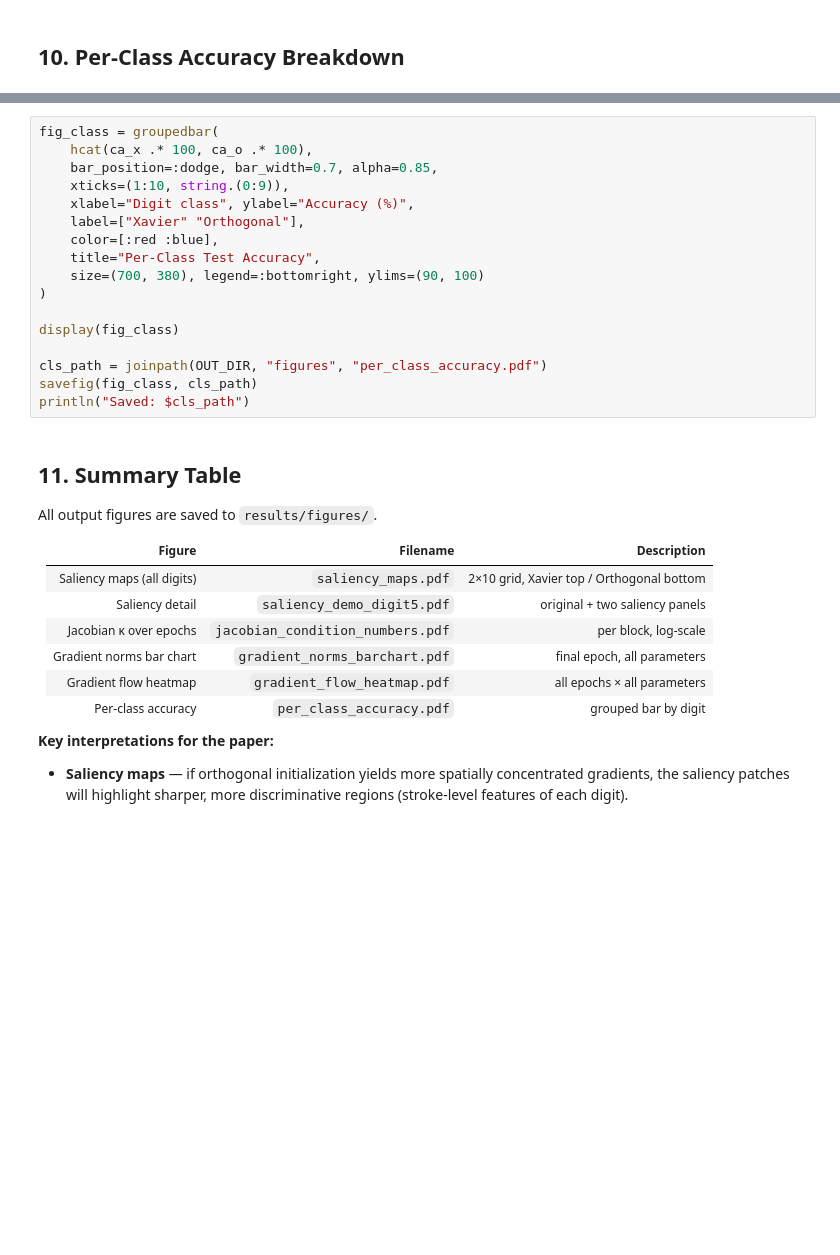
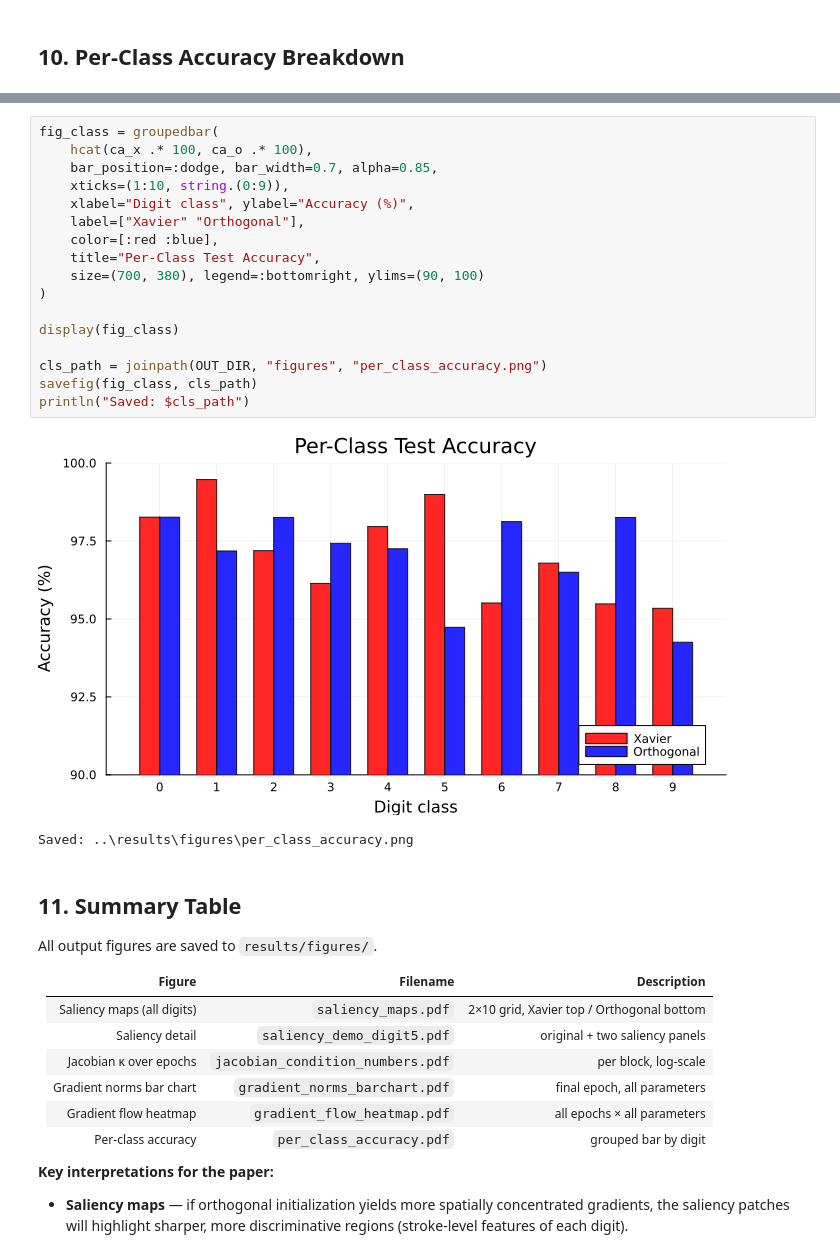
Before and after one commit to mavroul1s/vit-gradient-flow, a Jupyter notebook: notebooks/infer_vit.ipynb, the cells around one changed output, grey strips where cells are left out. Cells and saved outputs as stored; diff of their text form; blank space fills up the shorter version.

```diff
--- a/notebooks/infer_vit.ipynb
+++ b/notebooks/infer_vit.ipynb
@@ -689,20 +706,23 @@ end
 # %%
 fig_class = groupedbar(
     hcat(ca_x .* 100, ca_o .* 100),
     bar_position=:dodge, bar_width=0.7, alpha=0.85,
     xticks=(1:10, string.(0:9)),
     xlabel="Digit class", ylabel="Accuracy (%)",
     label=["Xavier" "Orthogonal"],
     color=[:red :blue],
     title="Per-Class Test Accuracy",
     size=(700, 380), legend=:bottomright, ylims=(90, 100)
 )
 
 display(fig_class)
 
-cls_path = joinpath(OUT_DIR, "figures", "per_class_accuracy.pdf")
+cls_path = joinpath(OUT_DIR, "figures", "per_class_accuracy.png")
 savefig(fig_class, cls_path)
 println("Saved: $cls_path")
+# %% [output]
+[figure, added]
+Saved: ..\results\figures\per_class_accuracy.png
 # %% [markdown]
 ## 11. Summary Table
 
```
Also changed, not shown: parts of 2 cells of this notebook, 7 other files.
